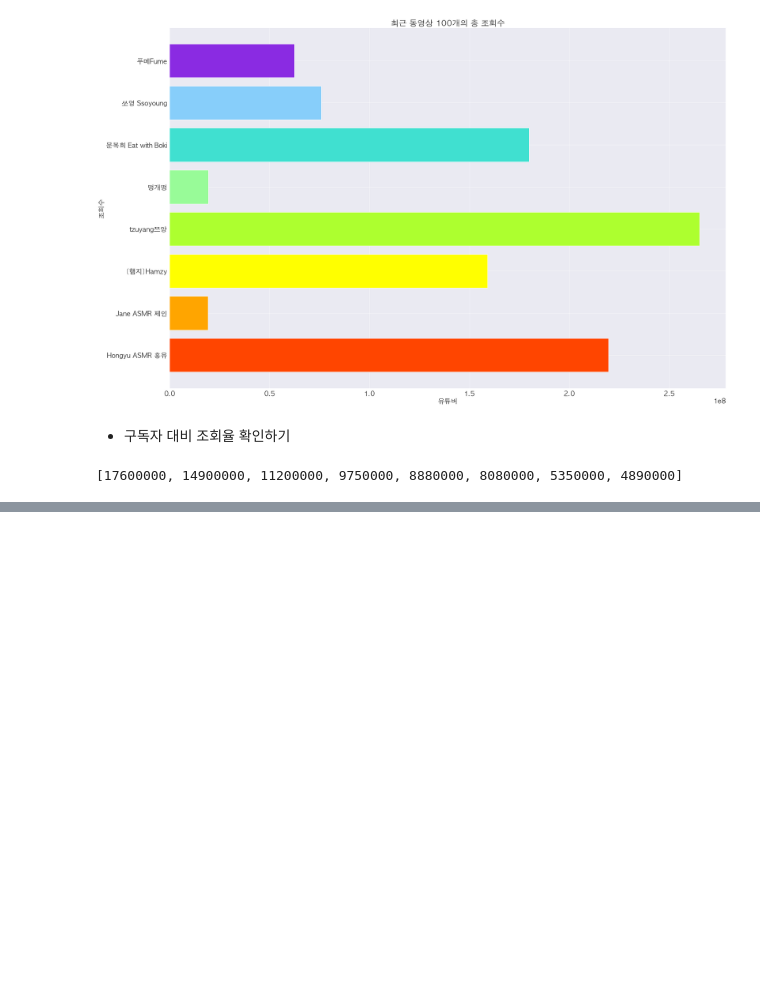
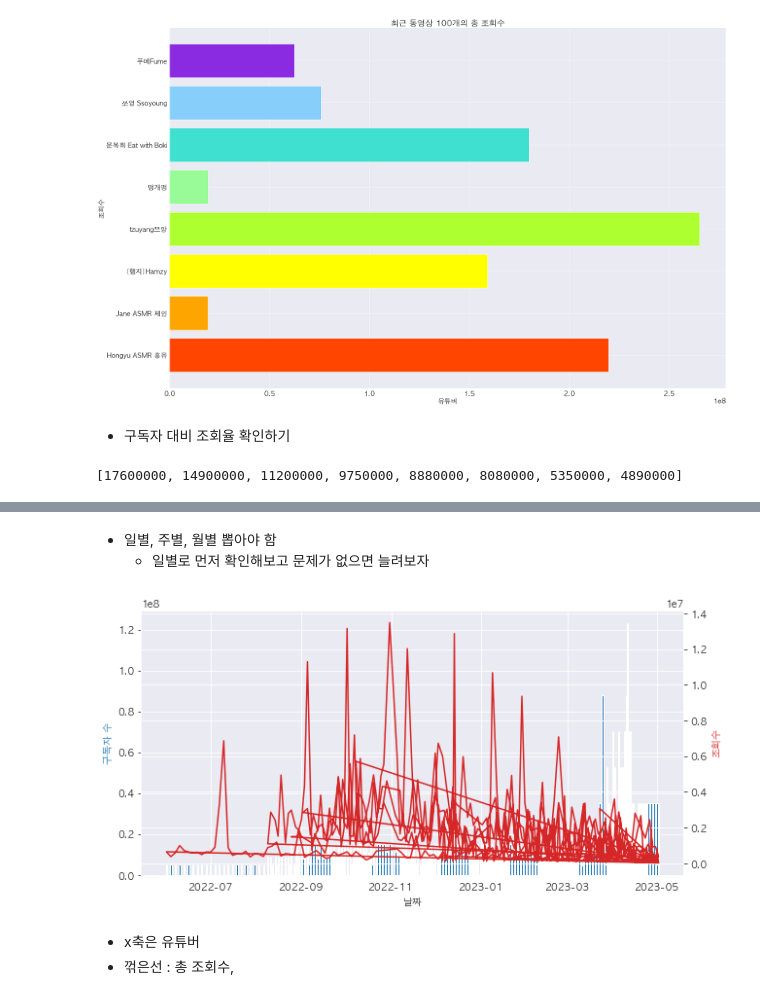
Before and after one commit to DEVCOURSE-TEAM-04-02/youtube_api, a Jupyter notebook: soyeon/visualize_youtube_data.ipynb, the cells around one changed output, grey strips where cells are left out. Drawn from its saved outputs; the diff is of its cells as text; code cells hidden in the pictures; blank space fills up the shorter version.

```diff
--- a/soyeon/visualize_youtube_data.ipynb
+++ b/soyeon/visualize_youtube_data.ipynb
@@ -173,0 +359,2 @@ recent_view_list = [value[0] for value in total_recent_view_count_df.values.toli
+# %%
+mukbang_df['업로드날짜'] = pd.to_datetime(mukbang_df['업로드날짜'])
@@ -173,0 +378,3 @@ recent_view_list = [value[0] for value in total_recent_view_count_df.values.toli
+# %%
+# 데이터프레임 조인하기
+merged_df = pd.merge(mukbang_df, channel_df, left_on='채널Id', right_on='channel_id', how='left')
@@ -173,0 +413,2 @@ recent_view_list = [value[0] for value in total_recent_view_count_df.values.toli
+# %%
+grouped_df = merged_df.groupby(['channel_id', pd.Grouper(key='업로드날짜', freq='D')]).sum().reset_index()
@@ -173,0 +450,22 @@ recent_view_list = [value[0] for value in total_recent_view_count_df.values.toli
+# %% [markdown]
+- 일별, 주별, 월별 뽑아야 함
+    - 일별로 먼저 확인해보고 문제가 없으면 늘려보자
+# %%
+import matplotlib.pyplot as plt
+
+fig, ax1 = plt.subplots(figsize=(10, 5))
+ax2 = ax1.twinx()
+
+ax1.bar(grouped_df['업로드날짜'], grouped_df['subscribers_count'], color='tab:blue')
+ax2.plot(grouped_df['업로드날짜'], grouped_df['조회수'], color='tab:red')
+
+ax1.set_xlabel('날짜')
+ax1.set_ylabel('구독자 수', color='tab:blue')
+ax2.set_ylabel('조회수', color='tab:red')
+
+plt.show()
+# %% [output]
+[figure, added]
+# %% [markdown]
+- x축은 유튜버
+- 꺾은선 : 총 조회수,
```
Also changed, not shown: parts of 51 cells of this notebook.
